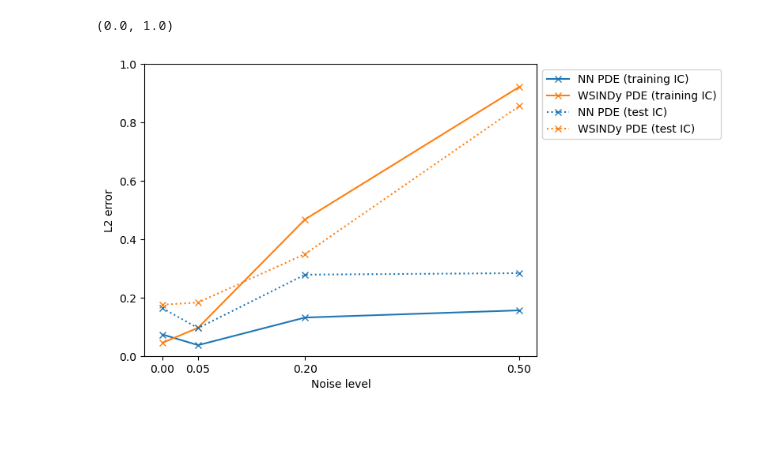
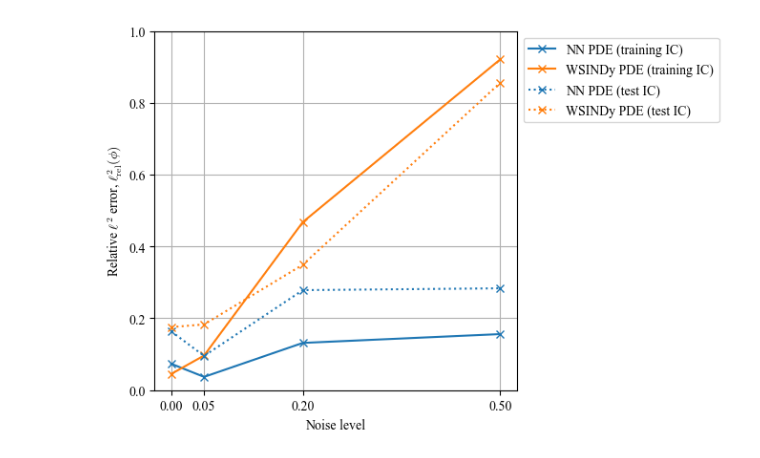
Before and after one commit to gnorman7/constrained_nn_eq_discovery, a Jupyter notebook: notebooks/validate_and_compare.ipynb, the cells around one changed output. Cells and saved outputs as stored; diff of their text form; code cells hidden in the pictures; blank space fills up the shorter version.

```diff
--- a/notebooks/validate_and_compare.ipynb
+++ b/notebooks/validate_and_compare.ipynb
@@ -2,10 +2,8 @@
 import torch
 import matplotlib.pyplot as plt
 import numpy as np
-import numerics
-import utils
 import scipy.io as sio
-import matlab_sindy_results
+from constrained_nn_eq_discovery import utils, numerics, matlab_sindy_results
 # reload module
 import importlib
 importlib.reload(matlab_sindy_results)
@@ -19,7 +17,7 @@ plt.rcParams['image.cmap'] = 'magma'
 
 # load the data
 def load_data(identifier_str):
-    data = sio.loadmat(f'data/{identifier_str}.mat')
+    data = sio.loadmat(f'../data/{identifier_str}.mat')
     U_data = torch.Tensor(data['U_data'])
     return U_data
 
@@ -51,7 +49,7 @@ def choose_best_dhpm(identifier_str):
     U_data = load_data(identifier_str)
 
     # get all the .pkl files in the directory 'models/' + identifier_str, import then
-    model_dir = 'models/' + identifier_str
+    model_dir = '../models/' + identifier_str
     models = []
 
     for file in os.listdir(model_dir):
@@ -148,19 +146,27 @@ L2 error on test data: 0.28350967168807983
 L2 error on true data (SINDy): 0.9209910035133362
 L2 error on test data (SINDy): 0.8558272123336792
 # %%
+plt.style.use('../figs/paper.mplstyle')
+save_fig_size = (7.0, 4.5)
+
+
 plt.figure()
 plt.plot(noise_levels, l2s[:, 0], marker='x', label='NN PDE (training IC)')
 plt.plot(noise_levels, l2s[:, 2], marker='x', label='WSINDy PDE (training IC)')
 plt.plot(noise_levels, l2s[:, 1], color='C0', linestyle=':', marker='x', label='NN PDE (test IC)')
 plt.plot(noise_levels, l2s[:, 3], color='C1', linestyle=':', marker='x', label='WSINDy PDE (test IC)')
 
 plt.xlabel('Noise level')
-plt.ylabel('L2 error')
+plt.ylabel(r'Relative $\ell^2$ error, $\ell^2_\text{rel} (\phi)$')
 # put outside of figure, to right
 plt.legend(loc = 'upper left', bbox_to_anchor = (1.0, 1.0))
 # change x ticks to show the noise levels
 plt.xticks(noise_levels)
 plt.ylim([0, 1.0])
+plt.grid(True)
+plt.tight_layout()
+# set figure size
+plt.gcf().set_size_inches(save_fig_size)
+plt.savefig(f'../figs/{ic}_sindy_vs_dhpm_noise.pdf', bbox_inches='tight')
 # %% [output]
-(0.0, 1.0)
-[figure, old version]
+[figure, new version]
```
Also changed, not shown: 11 other files.
